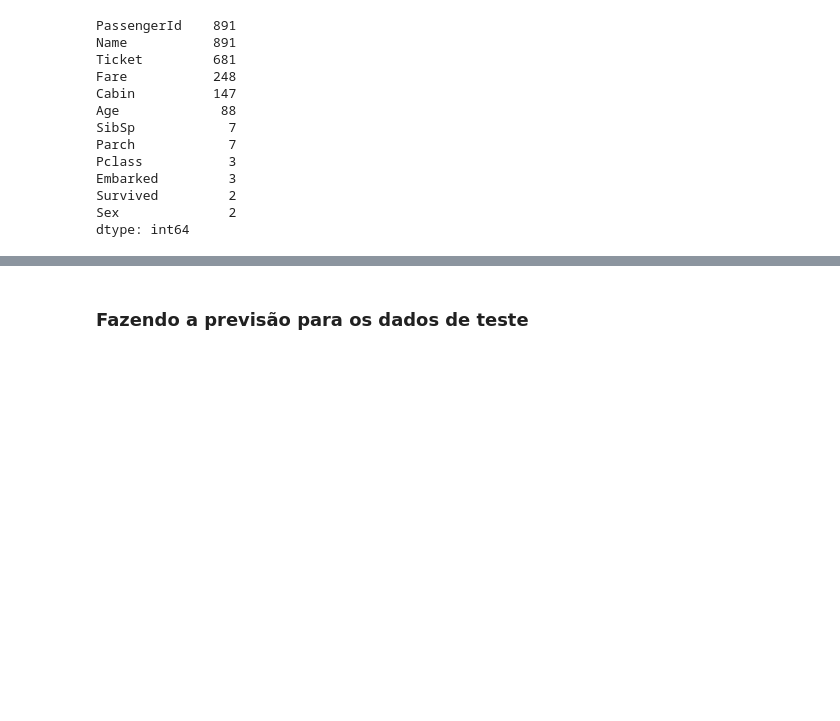
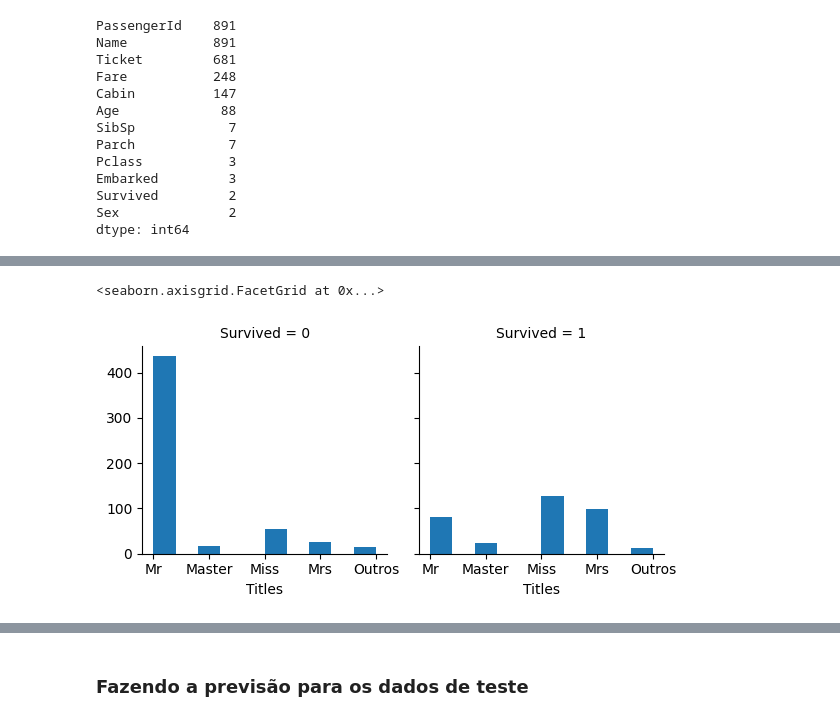
Before and after one commit to davilxn/Titanic---ml, a Jupyter notebook: titanic_sink_v4.ipynb, the cells around one changed output, grey strips where cells are left out. Drawn from its saved outputs; the diff is of its cells as text; code cells hidden in the pictures; blank space fills up the shorter version.

```diff
--- a/titanic_sink_v4.ipynb
+++ b/titanic_sink_v4.ipynb
@@ -347,3 +181,0 @@ Para fins de teste, desta maneira, serão excluídos os atributos "Sex_male" em
-# %%
-x = x.drop(["Sex_male"], axis=1)
-x_teste = x_teste.drop(["Sex_male"], axis=1)
@@ -483,0 +290,18 @@ cm.score(x_validacao, y_validacao)
+# %%
+# Categorizando a coluna "Age", de baixa cardinalidade para uma coluna numérica
+def ages(x):
+    if x >= 0 and x < 13:
+        return 0
+    elif x >= 13 and x < 26:
+        return 1
+    elif x >= 26 and x < 40:
+        return 2
+    elif x >= 40 and x < 53:
+        return 3
+    elif x >= 53 and x < 66:
+        return 4
+    elif x >= 66 and x <= 80:
+        return 5
+
+treino["Ages_cat"] = treino.Age.apply(ages)
+teste["Ages_cat"] = teste.Age.apply(ages)
@@ -483,0 +328,3 @@ cm.score(x_validacao, y_validacao)
+# %%
+treino["Titles"] = [nome.split(",")[1].split(".")[0].strip() for nome in treino["Name"]]
+teste["Titles"] = [nome.split(",")[1].split(".")[0].strip() for nome in teste["Name"]]
@@ -483,0 +353,16 @@ cm.score(x_validacao, y_validacao)
+# %%
+# Tratando a coluna "Title", de alta cardinalidade
+def titles1(x):
+  if x == "Mr" or x == "Mrs" or x == "Miss" or x == "Master":
+    return x
+  else:
+    return "Outros"
+
+treino["Titles"] = treino["Titles"].apply(titles1)
+teste["Titles"] = teste["Titles"].apply(titles1)
+# %%
+titles = sns.FacetGrid(treino, col='Survived')
+titles.map(plt.hist, 'Titles')
+# %% [output]
+<seaborn.axisgrid.FacetGrid at 0x...>
+[figure, added]
```
Also changed, not shown: parts of 121 cells of this notebook, 5 other files.
